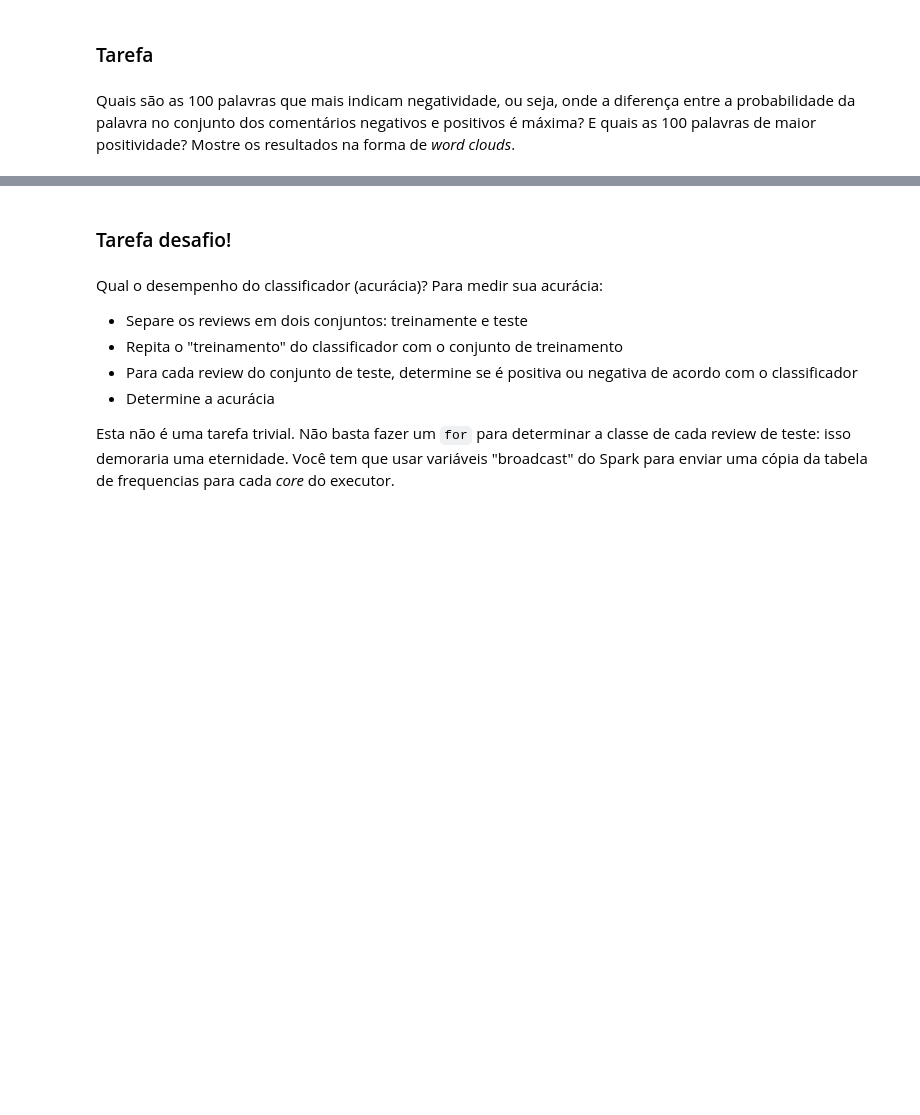
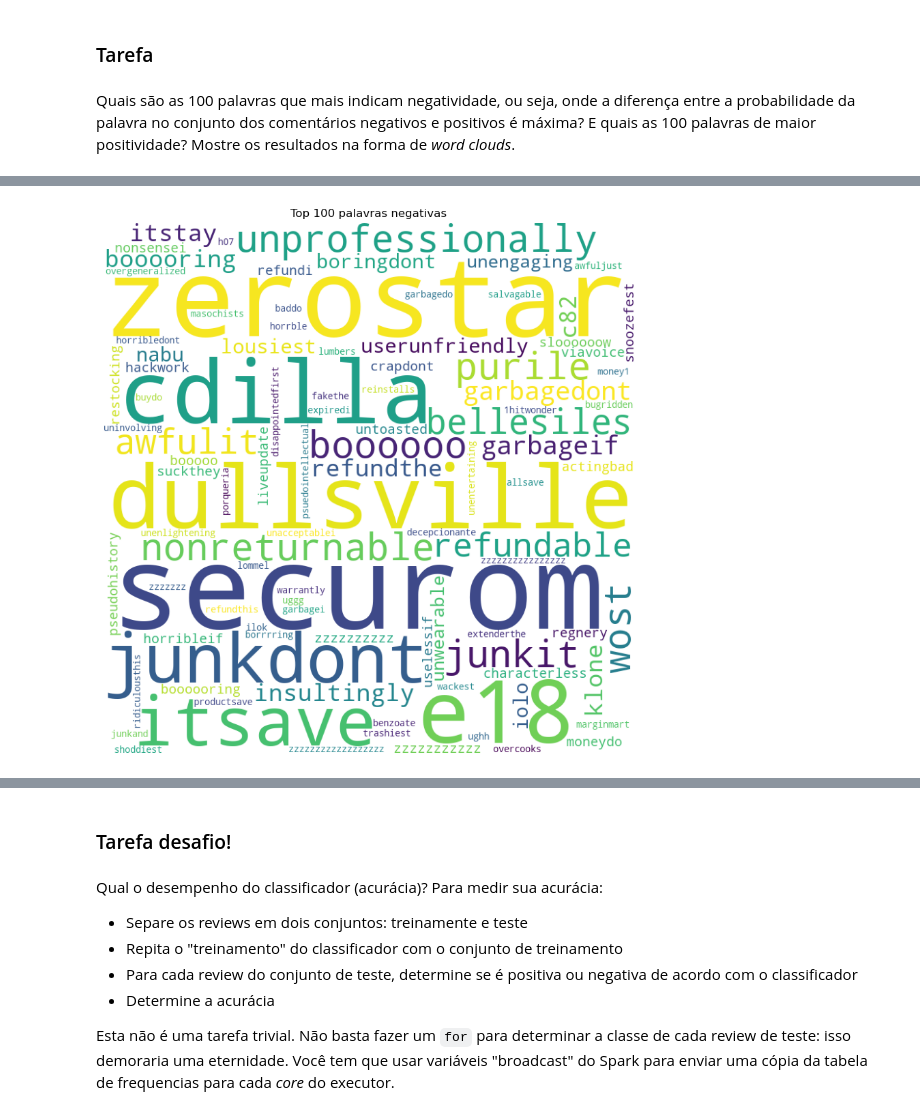
Before and after one commit to leticiacb1/Spark-Naive-Bayes, a Jupyter notebook: projeto_spark.ipynb, the cells around one changed output, grey strips where cells are left out. Drawn from its saved outputs; the diff is of its cells as text; code cells hidden in the pictures; blank space fills up the shorter version.

```diff
--- a/projeto_spark.ipynb
+++ b/projeto_spark.ipynb
@@ -260,0 +268,7 @@ Quais são as 100 palavras que mais indicam negatividade, ou seja, onde a difere
+# %%
+df_palavras_prob = pd.DataFrame(palavras_e_probabilidades, columns=['palavra', 'prob_positiva', 'prob_negativa'])
+
+# Cria coluna de diferença entre probabilidades
+df_palavras_prob["dif_prob"] = df_palavras_prob['prob_positiva'] - df_palavras_prob['prob_negativa']
+
+df_palavras_prob.head(2)
@@ -260,0 +279,6 @@ Quais são as 100 palavras que mais indicam negatividade, ou seja, onde a difere
+# %%
+# quanto maior o dif maior a chance de ser negativo
+
+# Ordenando os valores de diff de ordem crescente para pegar os 100 MAIS NEGATIVOS
+top_100_palavras_negativas = df_palavras_prob.sort_values(by='dif_prob' , ascending=True).iloc[:100]['palavra'].values
+top_100_palavras_negativas
@@ -260,0 +303,15 @@ Quais são as 100 palavras que mais indicam negatividade, ou seja, onde a difere
+# %%
+wordcloud = WordCloud(width = 800, height = 800,
+                background_color ='white',
+                min_font_size = 10).generate(' '.join(top_100_palavras_negativas))
+
+# plot the WordCloud image
+plt.figure(figsize = (8, 8), facecolor = None)
+plt.imshow(wordcloud)
+plt.axis("off")
+plt.title('Top 100 palavras negativas')
+plt.tight_layout(pad = 0)
+
+plt.show()
+# %% [output]
+[figure, added]
```
Also changed, not shown: parts of 9 cells of this notebook, 1 other file.
